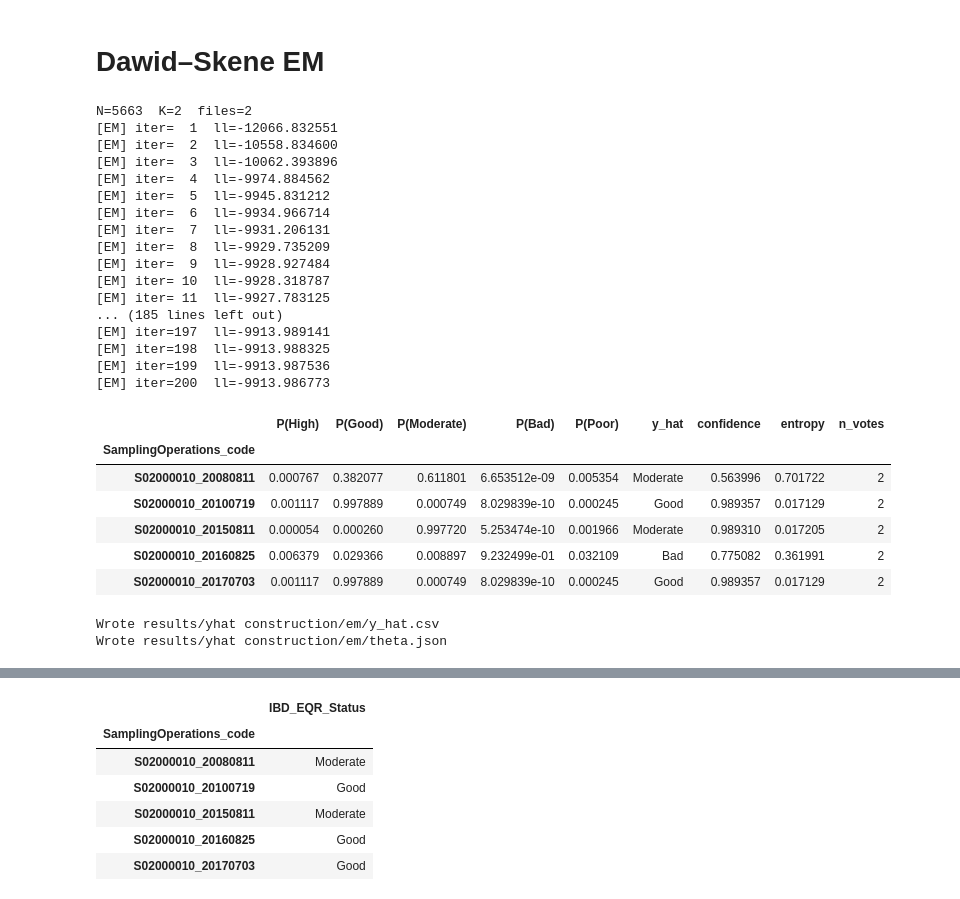
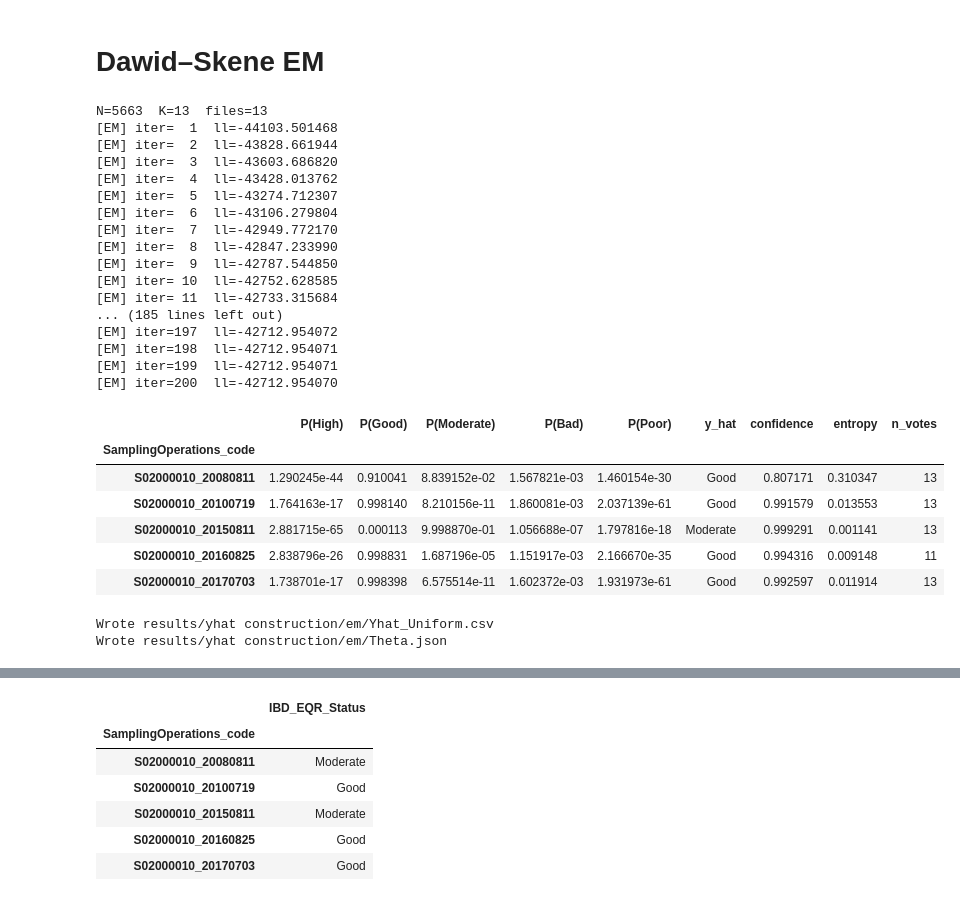
Before and after one commit to heritaco/Empilement-Tobit-CatBoost-et-interpolation-laplacienne-spatio-temporelle-pour-l-IBD-EQR, a Jupyter notebook: results/yhat construction/01 Dawid-Skene EM uniform vote.ipynb, the cells around one changed output, grey strips where cells are left out. Cells and saved outputs as stored; diff of their text form; code cells hidden in the pictures.

```diff
--- a/results/yhat construction/01 Dawid-Skene EM uniform vote.ipynb
+++ b/results/yhat construction/01 Dawid-Skene EM uniform vote.ipynb
@@ -176,12 +176,11 @@ def ds_em(Y: np.ndarray, tol: float = 1e-6, max_iter: int = 200, verbose: bool =
 
     return gamma, pi, theta
 # %%
-howmanytimesdidshecry = "results/yhat construction/em"
-
+input_dir = "results/yhat construction/results"
+output_dir = "results/yhat construction/em"          # change to your directory of files
 # Configure
-input_dir = howmanytimesdidshecry          # change to your directory of files
-out_csv   = f"{howmanytimesdidshecry}/y_hat.csv"
-theta_json_path = f"{howmanytimesdidshecry}/theta.json"
+out_csv   = f"{output_dir}/Yhat_Uniform.csv"
+theta_json_path = f"{output_dir}/Theta.json"
 
 # Load votes
 Y, items, file_names = load_label_matrix(input_dir)
@@ -202,56 +201,56 @@ out["y_hat"] = y_hat
 out["confidence"] = conf
 out["entropy"] = [entropy(gamma[i]) for i in range(len(items))]
 out["n_votes"] = n_votes
 out.index.name = "SamplingOperations_code"
 display(out.head())
 
 # Save
 out.to_csv(out_csv, index=True)
 print(f"Wrote {out_csv}")
 
 # θ and π JSON
 thetas = {}
 for k, name in enumerate(file_names):
     T = theta[k]
     dfT = pd.DataFrame(T, index=[f"true:{c}" for c in CLASSES],
                           columns=[f"obs:{c}" for c in CLASSES])
     thetas[name] = {"theta": dfT.round(6).to_dict(orient="index")}
 
 payload = {
     "classes": CLASSES,
     "pi": {CLASSES[i]: float(pi[i]) for i in range(C)},
     "predictors": thetas
 }
 with open(theta_json_path, "w", encoding="utf-8") as f:
     json.dump(payload, f, indent=2)
 print(f"Wrote {theta_json_path}")
 # %% [output]
-N=5663  K=2  files=2
-[EM] iter=  1  ll=-12066.832551
-[EM] iter=  2  ll=-10558.834600
-[EM] iter=  3  ll=-10062.393896
-[EM] iter=  4  ll=-9974.884562
-[EM] iter=  5  ll=-9945.831212
-[EM] iter=  6  ll=-9934.966714
-[EM] iter=  7  ll=-9931.206131
-[EM] iter=  8  ll=-9929.735209
-[EM] iter=  9  ll=-9928.927484
-[EM] iter= 10  ll=-9928.318787
-[EM] iter= 11  ll=-9927.783125
+N=5663  K=13  files=13
+[EM] iter=  1  ll=-44103.501468
+[EM] iter=  2  ll=-43828.661944
+[EM] iter=  3  ll=-43603.686820
+[EM] iter=  4  ll=-43428.013762
+[EM] iter=  5  ll=-43274.712307
+[EM] iter=  6  ll=-43106.279804
+[EM] iter=  7  ll=-42949.772170
+[EM] iter=  8  ll=-42847.233990
+[EM] iter=  9  ll=-42787.544850
+[EM] iter= 10  ll=-42752.628585
+[EM] iter= 11  ll=-42733.315684
 ... (185 lines left out)
-[EM] iter=197  ll=-9913.989141
-[EM] iter=198  ll=-9913.988325
-[EM] iter=199  ll=-9913.987536
-[EM] iter=200  ll=-9913.986773
+[EM] iter=197  ll=-42712.954072
+[EM] iter=198  ll=-42712.954071
+[EM] iter=199  ll=-42712.954071
+[EM] iter=200  ll=-42712.954070
 |  | P(High) | P(Good) | P(Moderate) | P(Bad) | P(Poor) | y_hat | confidence | entropy | n_votes |
 | SamplingOperations_code |  |  |  |  |  |  |  |  |  |
-| S02000010_20080811 | 0.000767 | 0.382077 | 0.611801 | 6.653512e-09 | 0.005354 | Moderate | 0.563996 | 0.701722 | 2 |
-| S02000010_20100719 | 0.001117 | 0.997889 | 0.000749 | 8.029839e-10 | 0.000245 | Good | 0.989357 | 0.017129 | 2 |
-| S02000010_20150811 | 0.000054 | 0.000260 | 0.997720 | 5.253474e-10 | 0.001966 | Moderate | 0.989310 | 0.017205 | 2 |
-| S02000010_20160825 | 0.006379 | 0.029366 | 0.008897 | 9.232499e-01 | 0.032109 | Bad | 0.775082 | 0.361991 | 2 |
-| S02000010_20170703 | 0.001117 | 0.997889 | 0.000749 | 8.029839e-10 | 0.000245 | Good | 0.989357 | 0.017129 | 2 |
+| S02000010_20080811 | 1.290245e-44 | 0.910041 | 8.839152e-02 | 1.567821e-03 | 1.460154e-30 | Good | 0.807171 | 0.310347 | 13 |
+| S02000010_20100719 | 1.764163e-17 | 0.998140 | 8.210156e-11 | 1.860081e-03 | 2.037139e-61 | Good | 0.991579 | 0.013553 | 13 |
+| S02000010_20150811 | 2.881715e-65 | 0.000113 | 9.998870e-01 | 1.056688e-07 | 1.797816e-18 | Moderate | 0.999291 | 0.001141 | 13 |
+| S02000010_20160825 | 2.838796e-26 | 0.998831 | 1.687196e-05 | 1.151917e-03 | 2.166670e-35 | Good | 0.994316 | 0.009148 | 11 |
+| S02000010_20170703 | 1.738701e-17 | 0.998398 | 6.575514e-11 | 1.602372e-03 | 1.931973e-61 | Good | 0.992597 | 0.011914 | 13 |
-Wrote results/yhat construction/em/y_hat.csv
-Wrote results/yhat construction/em/theta.json
+Wrote results/yhat construction/em/Yhat_Uniform.csv
+Wrote results/yhat construction/em/Theta.json
 # %%
 out
 # %% [output]
```
Also changed, not shown: parts of 9 cells of this notebook, 44 other files.
